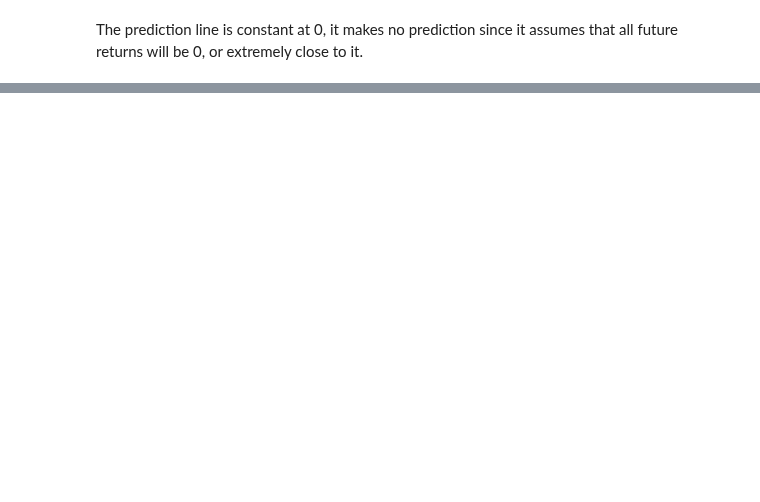
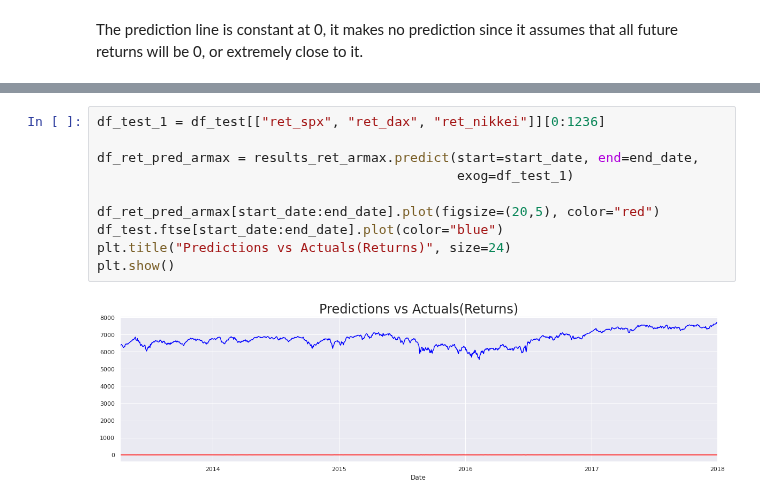
Before and after one commit to Priyo-prog/Time-series-analysis, a Jupyter notebook: Forecasting/the_forecasting.ipynb, the cells around one changed output, grey strips where cells are left out. Drawn from its saved outputs; the diff is of its cells as text; blank space fills up the shorter version.

```diff
--- a/Forecasting/the_forecasting.ipynb
+++ b/Forecasting/the_forecasting.ipynb
@@ -230,0 +273,12 @@ The prediction line is constant at 0, it makes no prediction since it assumes th
+# %%
+df_test_1 = df_test[["ret_spx", "ret_dax", "ret_nikkei"]][0:1236]
+
+df_ret_pred_armax = results_ret_armax.predict(start=start_date, end=end_date,
+                                              exog=df_test_1)
+
+df_ret_pred_armax[start_date:end_date].plot(figsize=(20,5), color="red")
+df_test.ftse[start_date:end_date].plot(color="blue")
+plt.title("Predictions vs Actuals(Returns)", size=24)
+plt.show()
+# %% [output]
+[figure, added]
```
Also changed, not shown: parts of 15 cells of this notebook.
